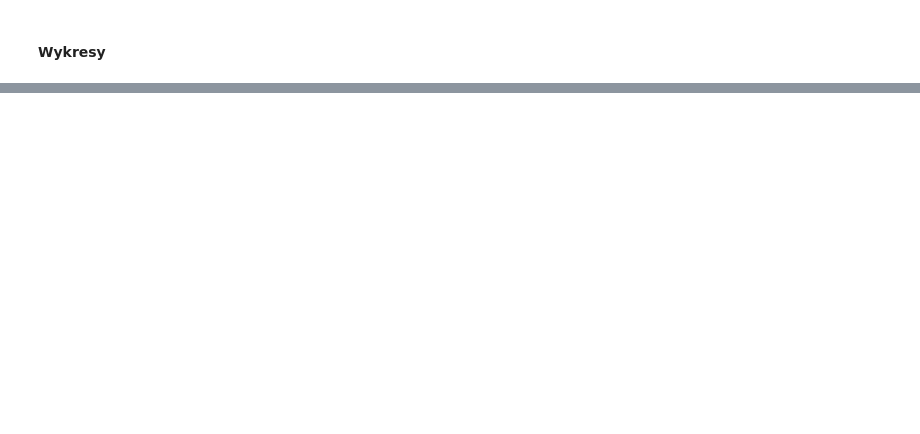
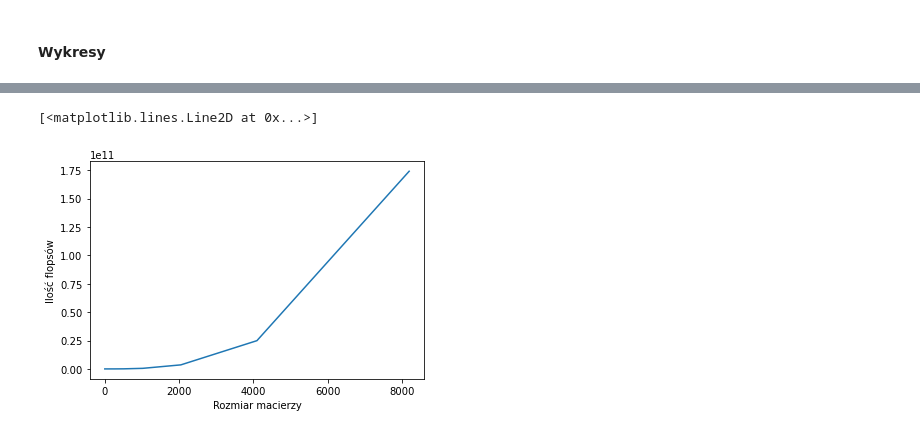
Before and after one commit to pweglik/matrix-algoritms, a Jupyter notebook: lab2/lab2.ipynb, the cells around one changed output, grey strips where cells are left out. Saved outputs shown, nothing was run; the diff lists cells and outputs as text; code cells hidden in the pictures; blank space fills up the shorter version.

```diff
--- a/lab2/lab2.ipynb
+++ b/lab2/lab2.ipynb
@@ -295,5 +335,8 @@ plt.plot(powers, times_strassen)
 # %%
 plt.xlabel("Rozmiar macierzy")
 plt.ylabel("Ilość flopsów")
-plt.plot(powers, flops_strassen)
+plt.plot(powers, flops_lu)
+# %% [output]
+[<matplotlib.lines.Line2D at 0x...>]
+[figure, added]
 # %%
```
Also changed, not shown: parts of 17 cells of this notebook, 5 other files.
